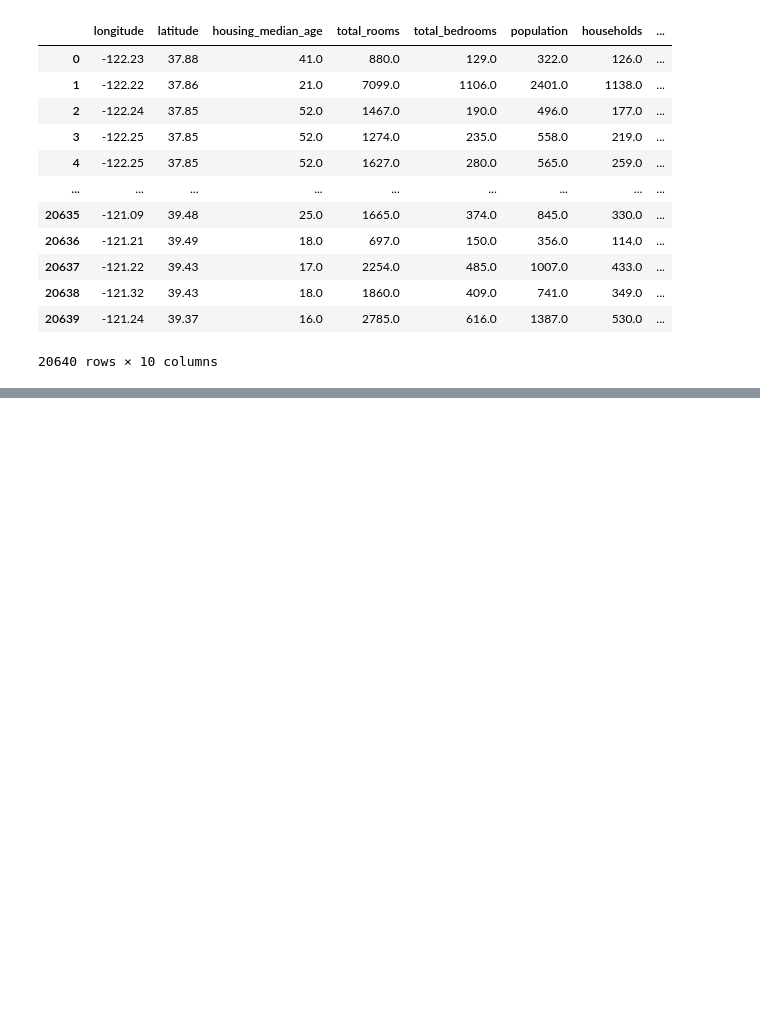
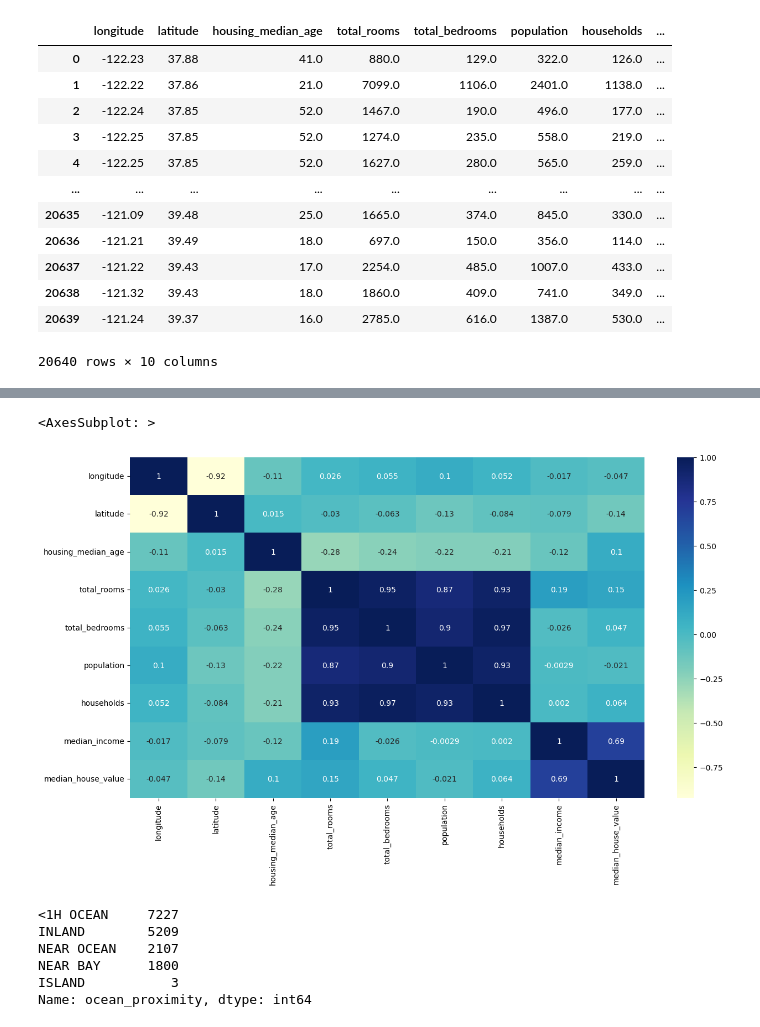
Before and after one commit to cwg7/house-price-prediction, a Jupyter notebook: housePricePrediction.ipynb, the cells around one changed output, grey strips where cells are left out. Cells and saved outputs as stored; diff of their text form; code cells hidden in the pictures; blank space fills up the shorter version.

```diff
--- a/housePricePrediction.ipynb
+++ b/housePricePrediction.ipynb
@@ -23,0 +160,6 @@ data
+# %%
+plt.figure(figsize=(15,8))
+sns.heatmap(train_data.corr(numeric_only=True), annot=True, cmap= 'YlGnBu')
+# %% [output]
+<AxesSubplot: >
+[figure, added]
@@ -23,0 +171,9 @@ data
+# %%
+train_data.ocean_proximity.value_counts()
+# %% [output]
+<1H OCEAN     7227
+INLAND        5209
+NEAR OCEAN    2107
+NEAR BAY      1800
+ISLAND           3
+Name: ocean_proximity, dtype: int64
```
Also changed, not shown: parts of 21 cells of this notebook.
